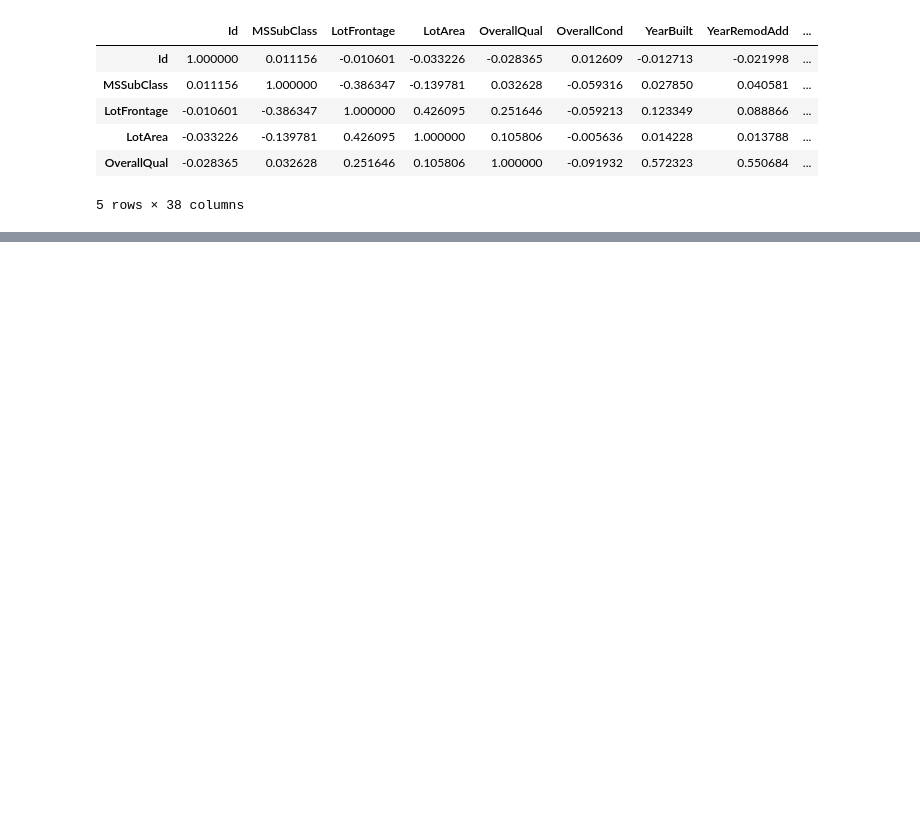
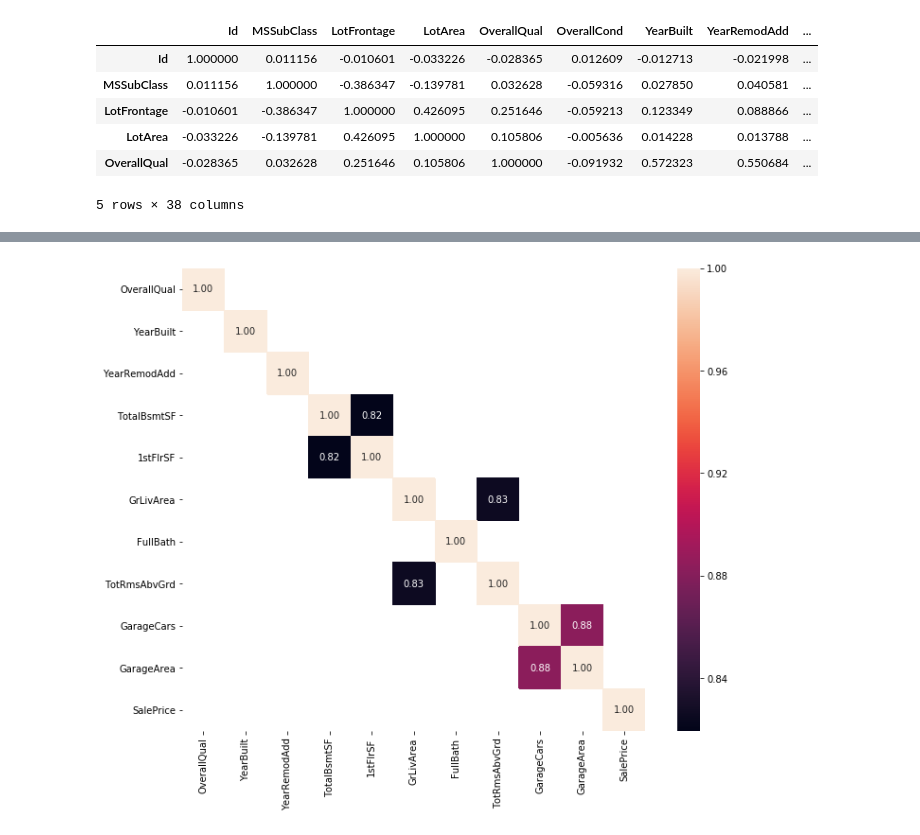
Before and after one commit to tominagashuji/dic_ml, a Jupyter notebook: week03/week3_2.ipynb, the cells around one changed output, grey strips where cells are left out. Drawn from its saved outputs; the diff is of its cells as text; code cells hidden in the pictures; blank space fills up the shorter version.

```diff
--- a/week03/week3_2.ipynb
+++ b/week03/week3_2.ipynb
@@ -186,6 +194,13 @@ X.dropna(axis=0,how='any')
 # %% [output]
 |  | Id | MSSubClass | MSZoning | LotFrontage | LotArea | Street | Alley | LotShape | LandContour | ... |
 0 rows × 81 columns
+# %%
+# 5つ以上欠損がある特徴量（列）は削除
+df1 = X.isnull().sum()
+X1 = X.loc[:, df1 < 5]
+# %%
+# 欠損のあるサンプル（行）は削除
+X2 = X1.dropna()
 # %% [markdown]
 ## 【問題5】用語の調査
 以下の２つの単語を知る必要があります。これらを調査してまとめてください。
@@ -536,0 +425,19 @@ sns.heatmap(df_number.loc[: , e.index].head().corr())
+# %%
+# 選んだ10個の特徴量の中でお互いの相関係数が高い組み合わせを3つ探し出す。
+"""
+補足
+重回帰分析などで予測する場合、相関が高すぎる特徴量の組み合わせがあると予測に悪影響が出ることがあります。
+このような場合の簡単な対処方法として、そういった特徴量の組みを探し出して、１つに絞るということがあります。
+"""
+# X2は今回の為に作成した。
+X2_corr = X2.corr()
+ind1 = X2_corr["SalePrice"][X2_corr["SalePrice"].abs()>=0.5].index
+housing_data2_corr1 = X2[ind1].corr()
+plt.figure(figsize=(12, 9))
+# annot: 数値を表示するか(annotation)
+# square: 四角を正方形に合わせるか
+# fmt: 表示する数値の形式(formatting)
+sns.heatmap(housing_data2_corr1[housing_data2_corr1>=0.8], annot=True, square=True, fmt='.2f')
+plt.show()
+# %% [output]
+[figure, added]
```
Also changed, not shown: parts of 26 cells of this notebook, 3 other files.
